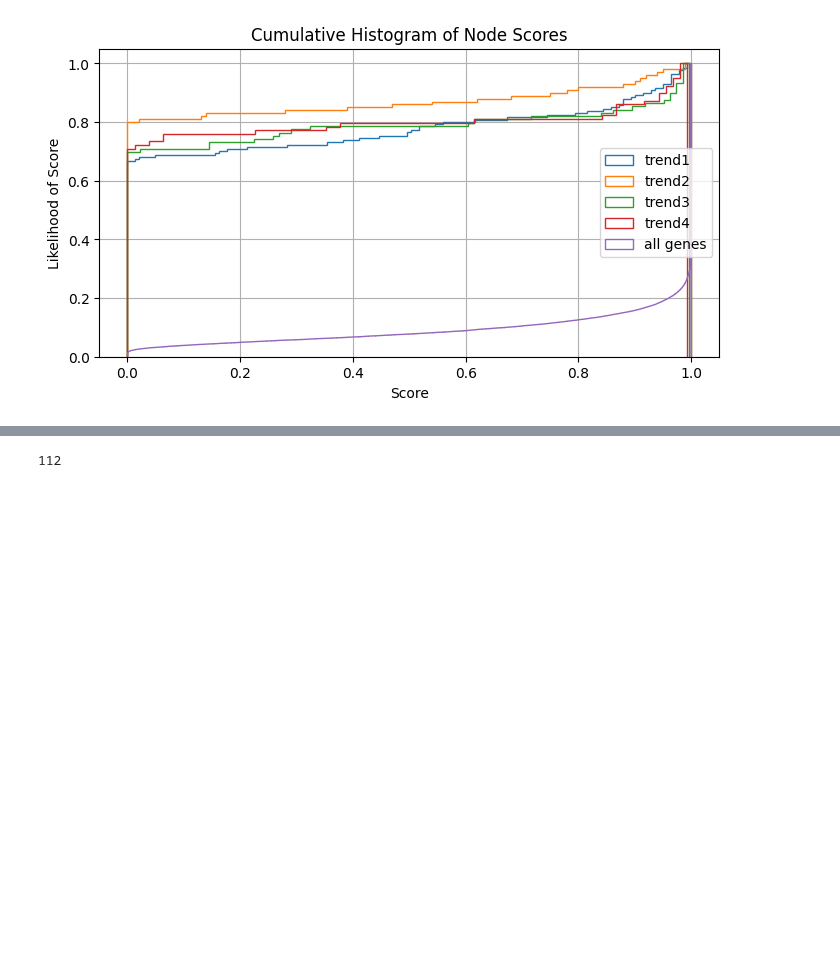
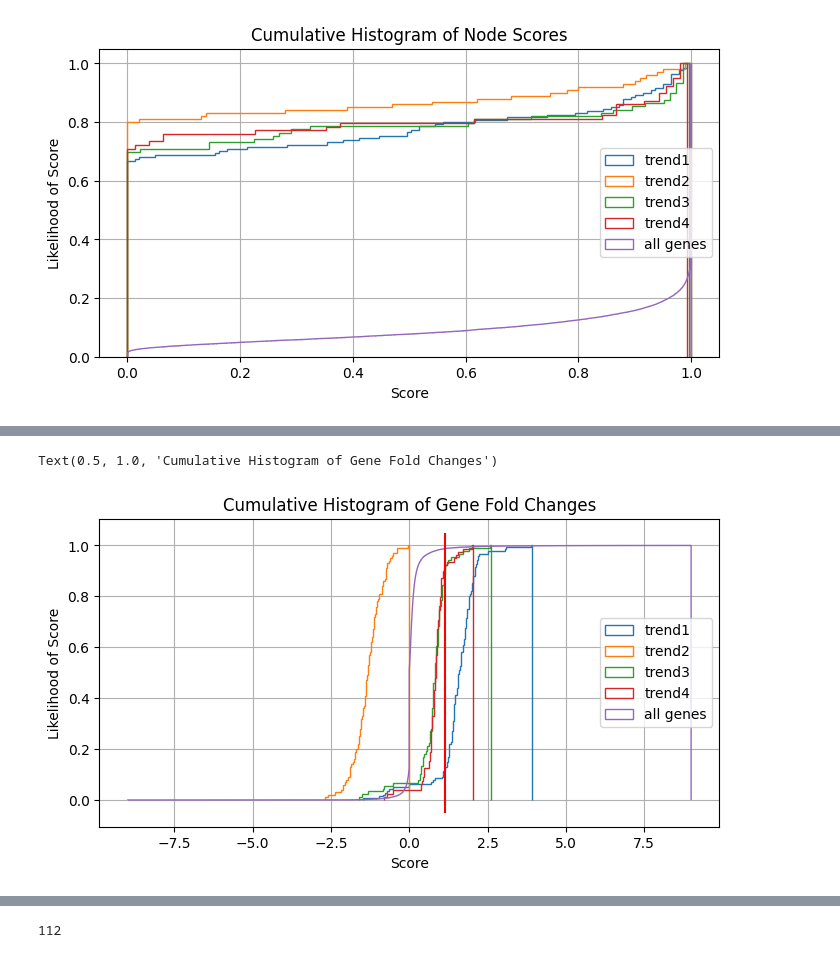
Before and after one commit to mjoppich/PICASO, a Jupyter notebook: simulated_data/kg_analysis_trend1.ipynb, the cells around one changed output, grey strips where cells are left out. Saved outputs shown, nothing was run; the diff lists cells and outputs as text; code cells hidden in the pictures; blank space fills up the shorter version.

```diff
--- a/simulated_data/kg_analysis_trend1.ipynb
+++ b/simulated_data/kg_analysis_trend1.ipynb
@@ -417,3 +428,13 @@ for bnodes in [100, 150, 200, 300, 400, 500, 750, 1000, 2000, 2500, 3000]:
+# %%
+fig, ax = plt.subplots(figsize=(8, 4))
+for trend in trend2gene:
+    dkg.plot_node_attribute_histogram(attribute_accessor=lambda x: x["fc_score"], nodes=trend2gene[trend], ax=ax, title=trend)
+dkg.plot_node_attribute_histogram(attribute_accessor=lambda x: x["fc_score"], ax=ax, title="all genes")
+ax.vlines(x=1.13, ymin=-0.05, ymax=1.05, colors="red")
+plt.title("Cumulative Histogram of Gene Fold Changes")
+# %% [output]
+Text(0.5, 1.0, 'Cumulative Histogram of Gene Fold Changes')
+[figure, added]
 # %%
 best_nodes = dkg.get_nodes_with_highest_scores(n=300, score_accessor=lambda x: x["fc_score"], node_filter=geneset_filter)       # nodetype="gene",
 dkg_small = dkg.subset_kg([x[0] for x in best_nodes])
```
Also changed, not shown: parts of 16 cells of this notebook, 8 other files.
